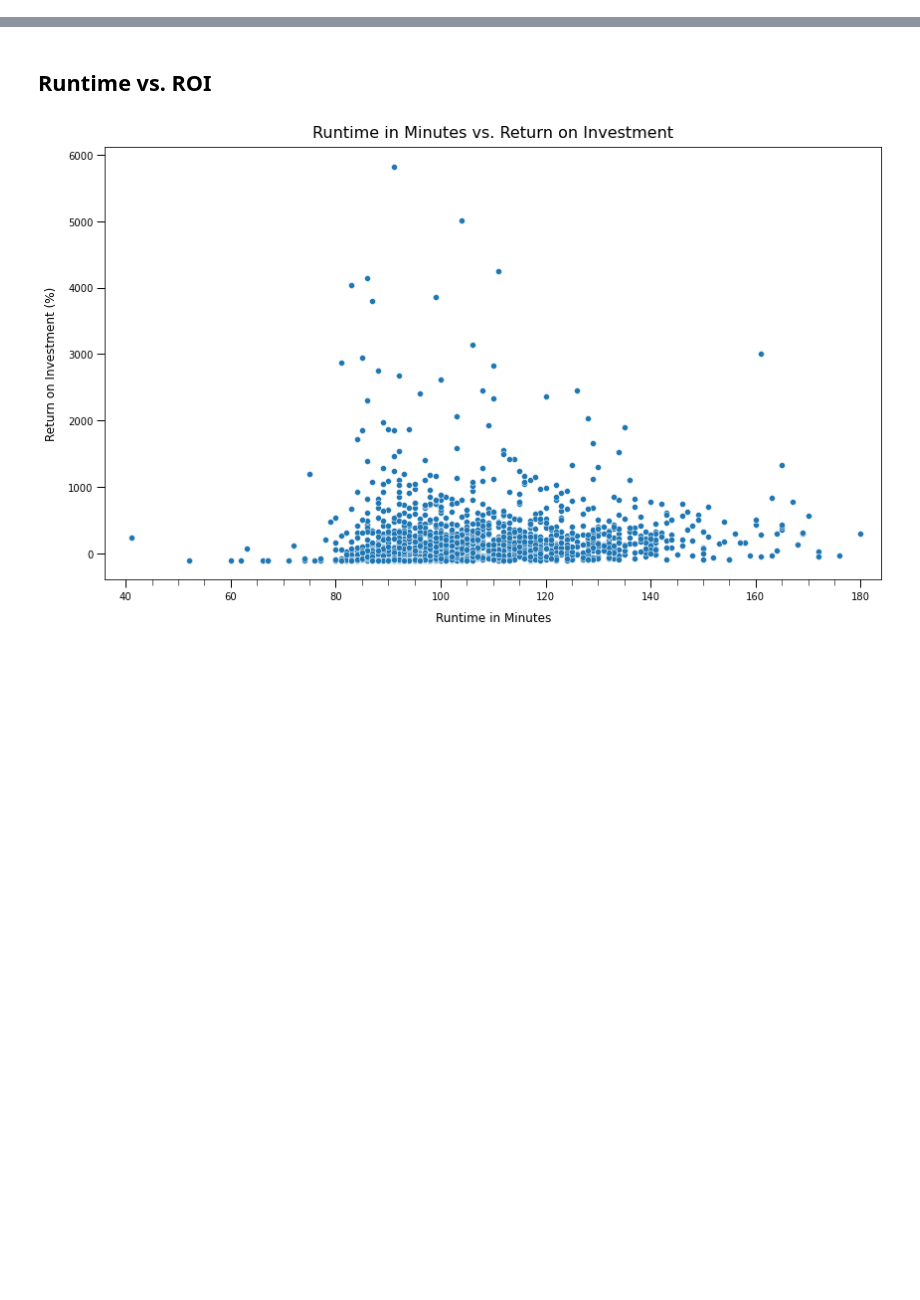
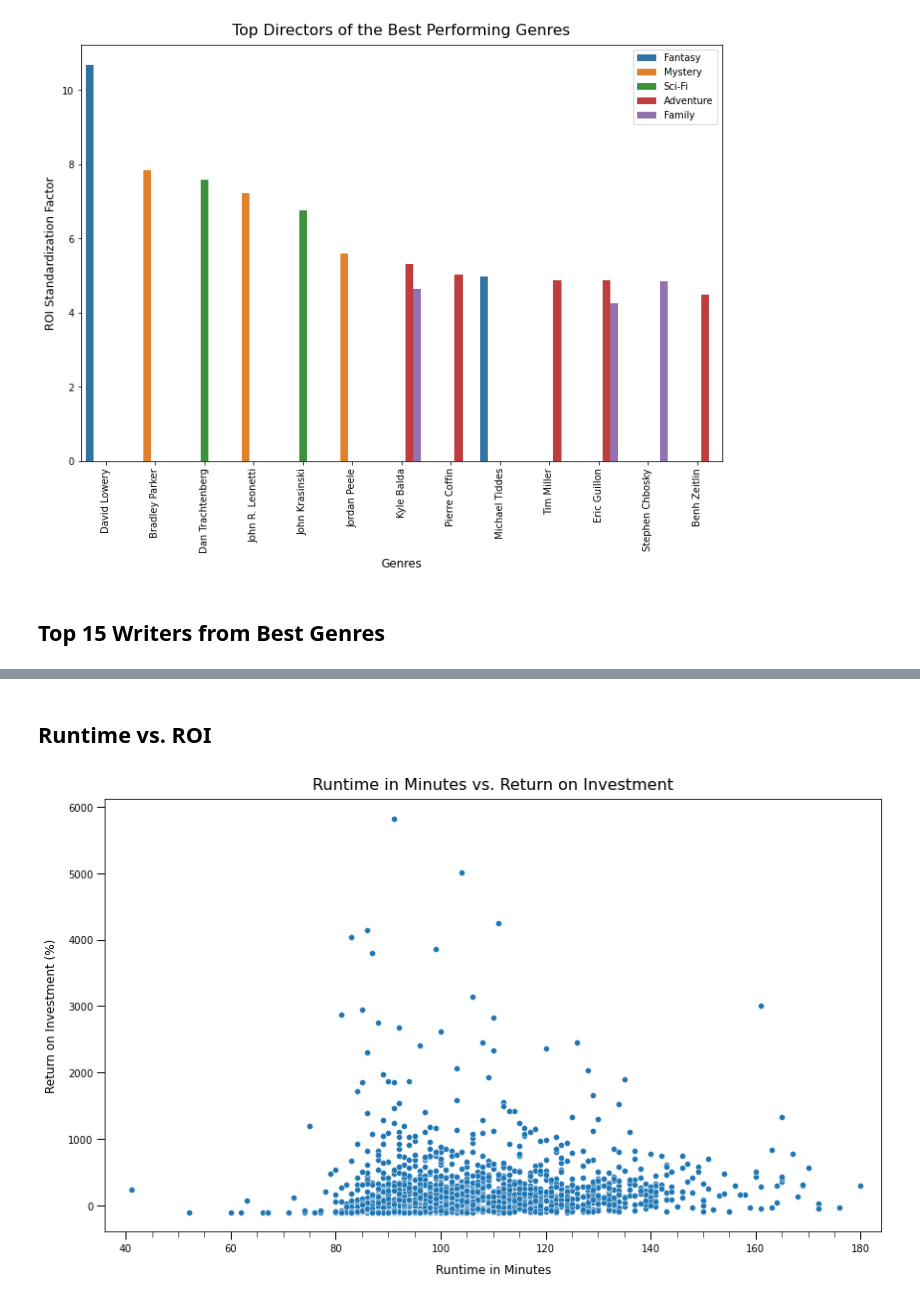
Before and after one commit to JoshuaGottlieb/Microsoft-Movie-Recommendation, a Jupyter notebook: Visualization.ipynb, the cells around one changed output, grey strips where cells are left out. Cells and saved outputs as stored; diff of their text form; code cells hidden in the pictures; blank space fills up the shorter version.

```diff
--- a/Visualization.ipynb
+++ b/Visualization.ipynb
@@ -517,0 +244,3 @@ See the caveats in the documentation: https://pandas.pydata.org/pandas-docs/stab
+# %%
+# Explode expanded_genres by director
+expanded_director = expanded_genres.copy().explode('director')
@@ -517,0 +281,46 @@ See the caveats in the documentation: https://pandas.pydata.org/pandas-docs/stab
+# %%
+# Plot the top 15 directors of the top genres
+# Declare fig, ax objects
+fig, ax = plt.subplots(figsize = (12,8))
+
+# Create seaborn barplot
+sns.barplot(data = top_15_directors,
+            x = 'director',
+            y = 'ROI_normed',
+            hue = 'genres');
+
+# Set axis labels and title
+ax.set_xlabel('Genres',
+              fontfamily = 'Arial',
+              fontsize = 12,
+              labelpad = 5)
+
+ax.set_ylabel('ROI Standardization Factor',
+              fontfamily = 'Arial',
+              fontsize = 12,
+              labelpad = 5)
+
+ax.set_title('Top Directors of the Best Performing Genres',
+             fontfamily = 'Arial',
+             fontsize = 16,
+             pad = 10)
+
+# Configure ticks and tick labels
+plt.xticks(rotation = 90)
+
+#Loop through each axis tick and rotate
+for tick in axis.get_xticklabels():
+    tick.set_fontname("Arial")
+
+for tick in axis.get_yticklabels():
+    tick.set_fontname("Arial")
+
+# Move legend to top right
+plt.legend(loc = 'upper right');
+
+# Save figure to png
+plt.savefig('./images/top_directors_by_genre.png')
+# %% [output]
+[figure, added]
+# %% [markdown]
+## Top 15 Writers from Best Genres
```
Also changed, not shown: parts of 53 cells of this notebook, 4 other files.
